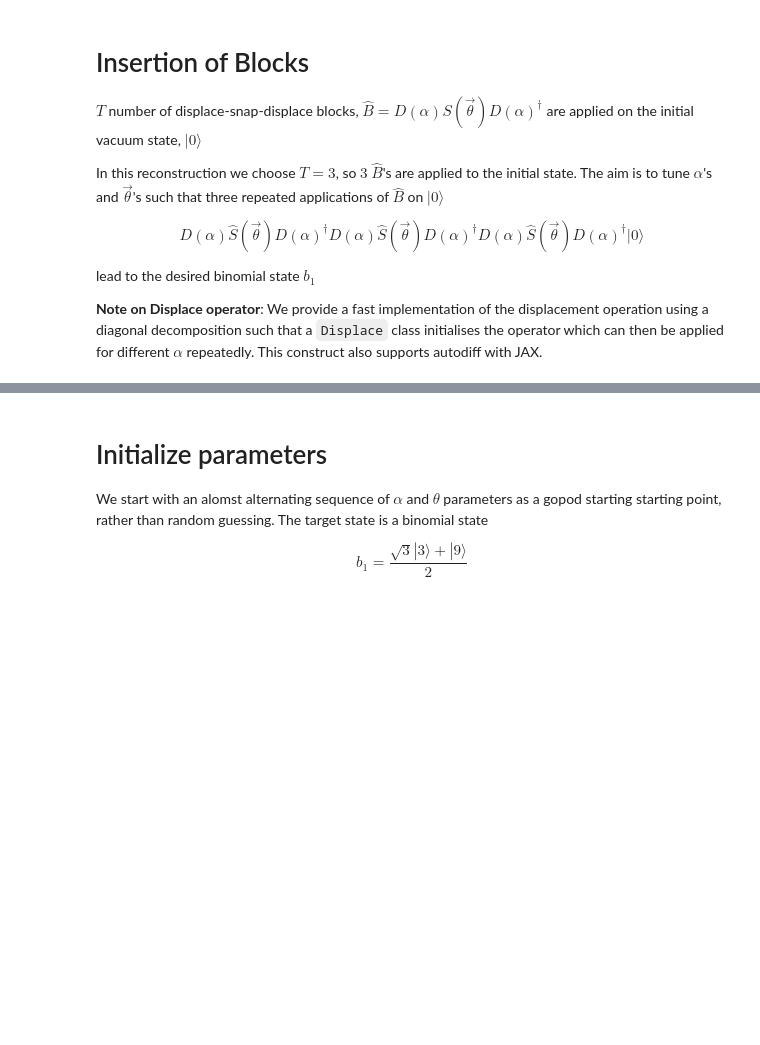
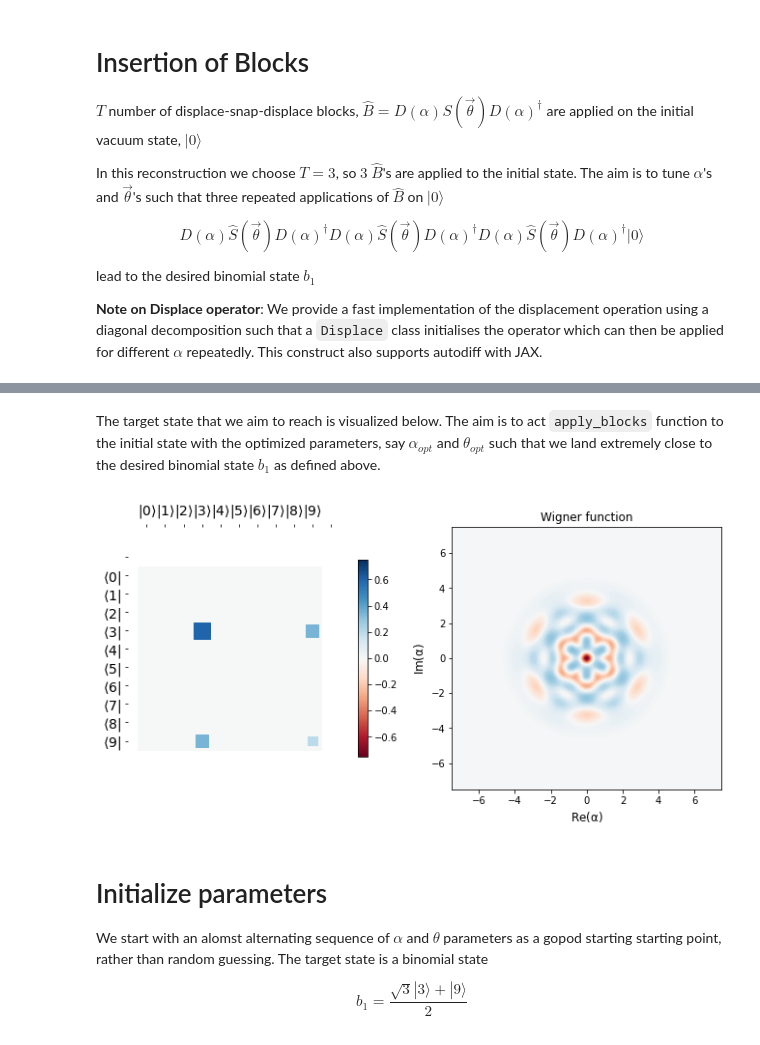
Before and after one commit to qgrad/qgrad, a Jupyter notebook: examples/Efficient Cavity Control with SNAP Gates.ipynb, the cells around one changed output, grey strips where cells are left out. Saved outputs shown, nothing was run; the diff lists cells and outputs as text; code cells hidden in the pictures; blank space fills up the shorter version.

```diff
--- a/examples/Efficient Cavity Control with SNAP Gates.ipynb
+++ b/examples/Efficient Cavity Control with SNAP Gates.ipynb
@@ -162,3 +195,14 @@ def apply_blocks(alphas, thetas, initial_state):
+# %% [markdown]
+The target state that we aim to reach is visualized below.
+The aim is to act `apply_blocks` function to the initial
+state with the optimized parameters, say $\alpha_{opt}$
+and $\theta_{opt}$ such that we land extremely close to the
+desired binomial state $b_{1}$ as defined above.
+# %%
+target_state = (jnp.sqrt(3) * basis(N, 3) +  basis(N, 9)) / 2.0 # target state b1 as shown above|
+show_state(target_state)
+# %% [output]
+[figure, added]
 # %%
 def cost(params, initial, target, T, hilbert_size):
     """
```
Also changed, not shown: parts of 2 cells of this notebook.
